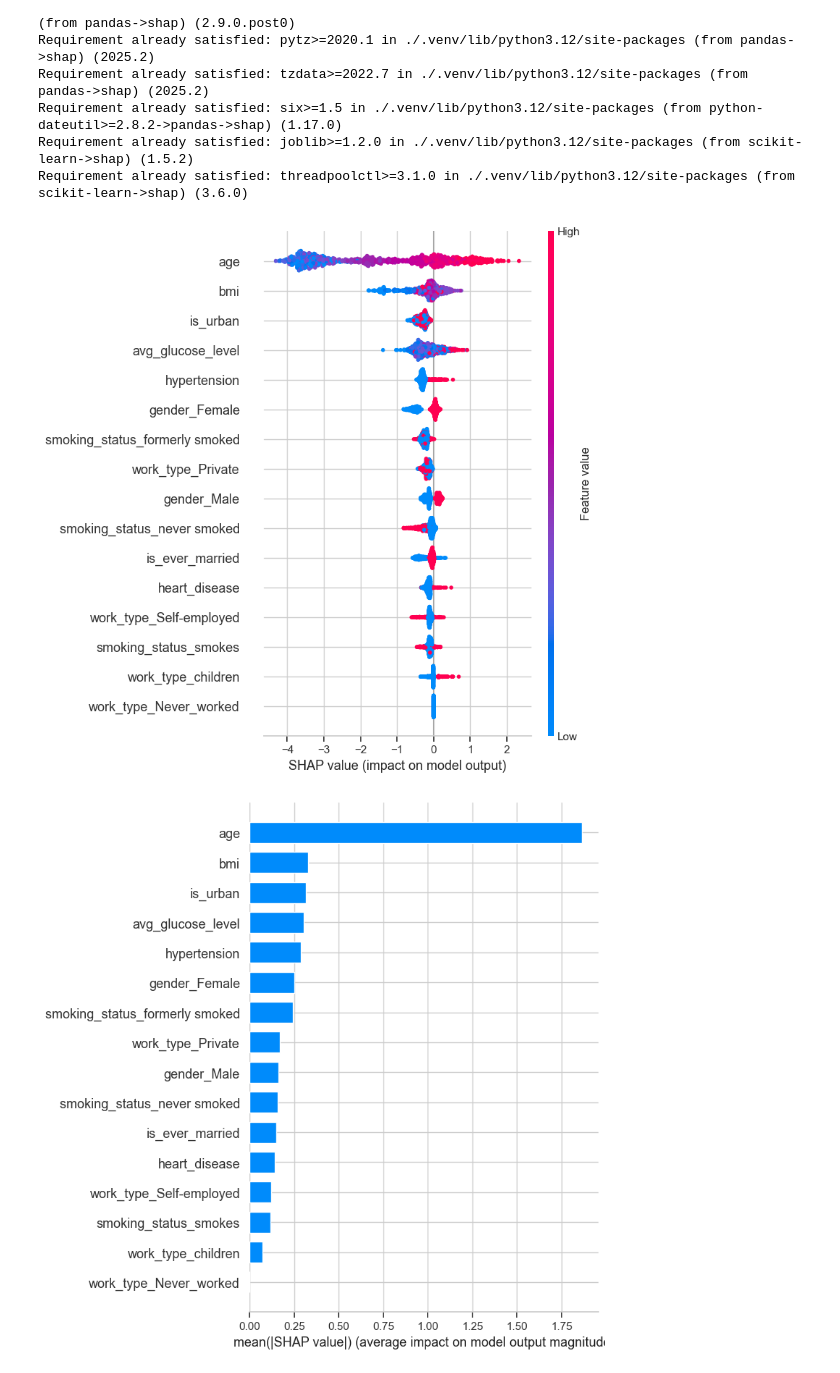
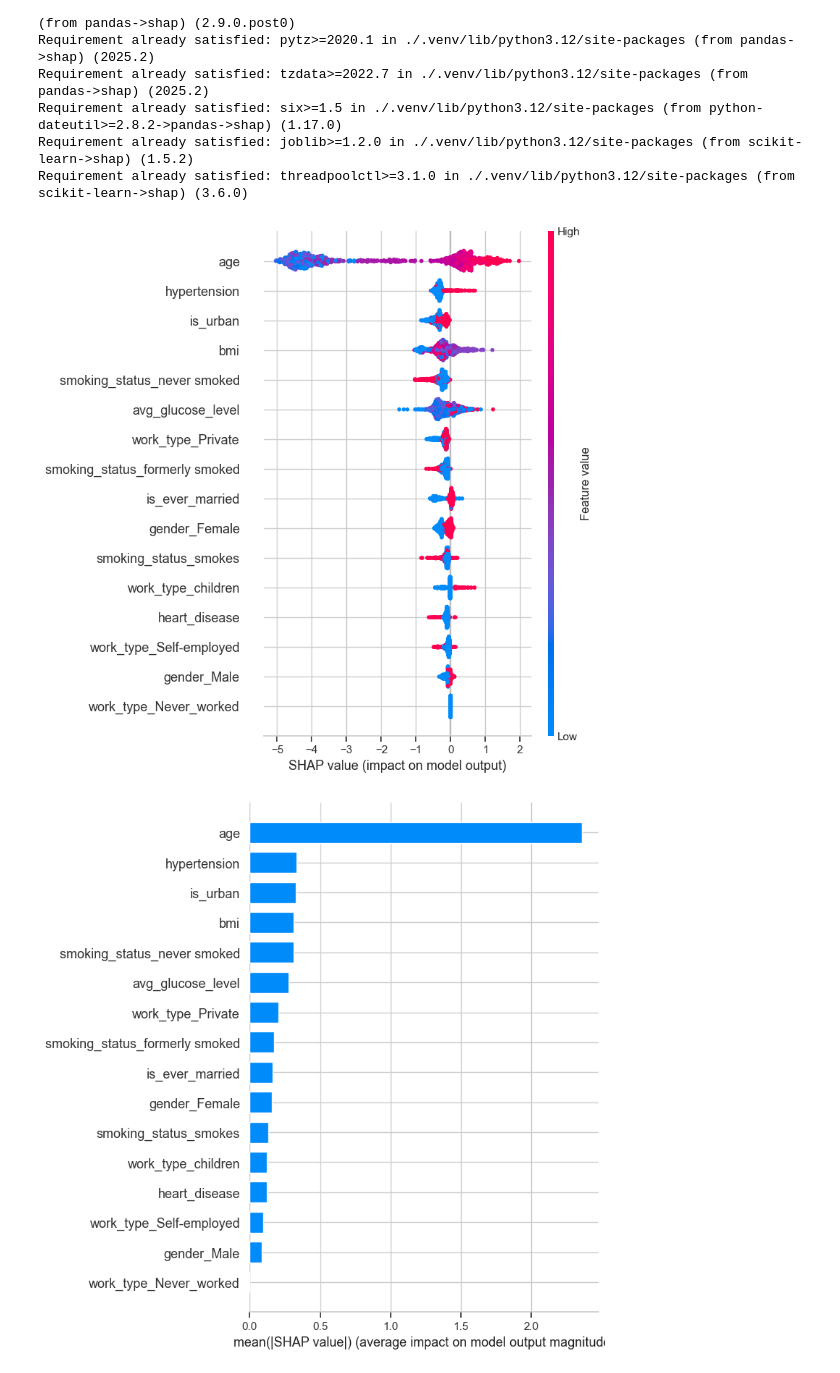
Before and after one commit to nikimehri/Reproducible_and_ResponsibleAI, a Jupyter notebook: BMEN_619_Assignment_2.ipynb, the cells around one changed output. Cells and saved outputs as stored; diff of their text form; code cells hidden in the pictures.

Commit message:
changes to models

```diff
--- a/BMEN_619_Assignment_2.ipynb
+++ b/BMEN_619_Assignment_2.ipynb
@@ -687,8 +677,8 @@ ROC-AUC  : 0.606 ± 0.049
 # %%
-#XGBoost model with SMOTE - loading fold 4 model
+#XGBoost model with SMOTE - loading fold 8 model
 #using model with best PR_AUC
-fold4_modelT_rebal = joblib.load("fold_4_models_rebal.pkl")
-print(f"{fold4_modelT_rebal} loaded successfully!")
+fold8_modelT_SMOTE = joblib.load("fold_8_model_SMOTE.pkl")
+print(f"{fold8_modelT_SMOTE} loaded successfully!")
 # %% [output]
 XGBClassifier(base_score=None, booster=None, callbacks=None,
               colsample_bylevel=None, colsample_bynode=None,
@@ -806,10 +801,10 @@ Requirement already satisfied: threadpoolctl>=3.1.0 in ./.venv/lib/python3.12/si
 # %%
 X_test_for_pred = X_test.drop(columns=["age_group"], errors="ignore")
 
-explainer = shap.Explainer(fold4_modelT_rebal)
+explainer = shap.Explainer(fold8_modelT_SMOTE)
 shap_values = explainer(X_test_for_pred)
 shap.summary_plot(shap_values, X_test_for_pred)
 shap.summary_plot(shap_values, X_test_for_pred, plot_type="bar")
 # %% [output]
-[figure, old version]
+[figure, new version]
-[figure, old version]
+[figure, new version]
```
Also changed, not shown: parts of 7 cells of this notebook, 3 other files.
